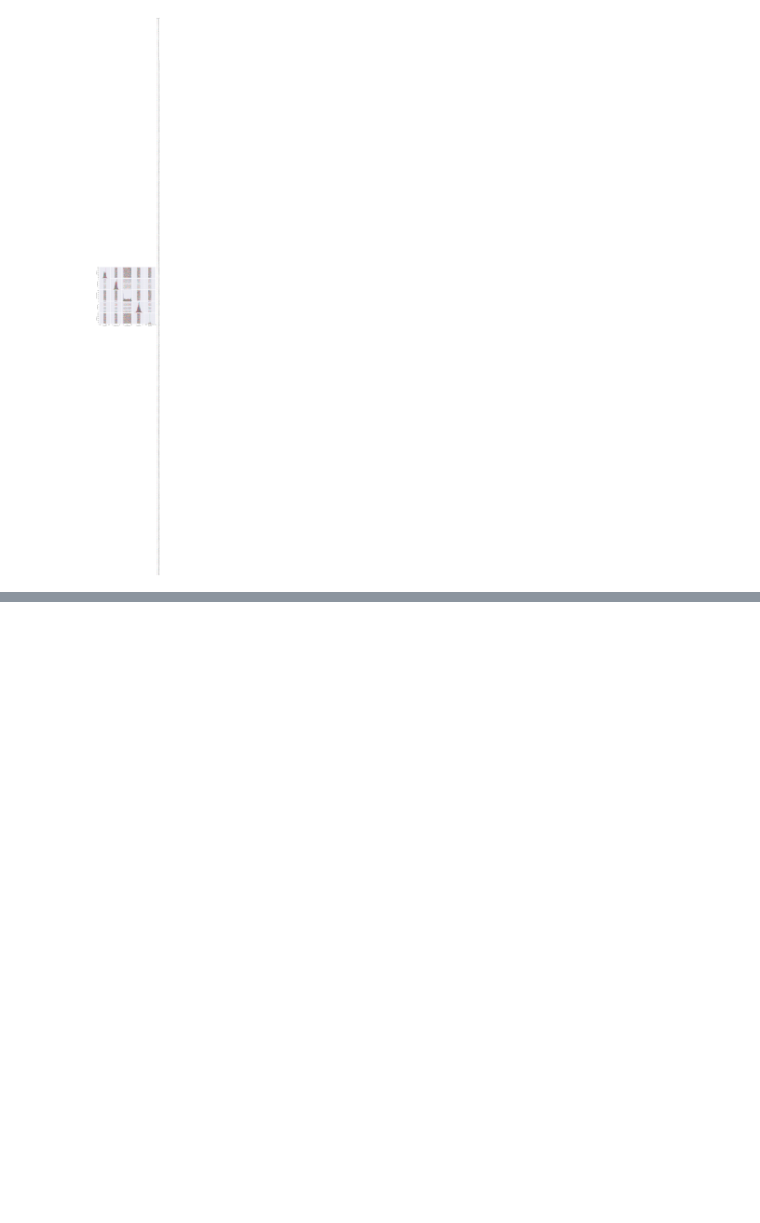
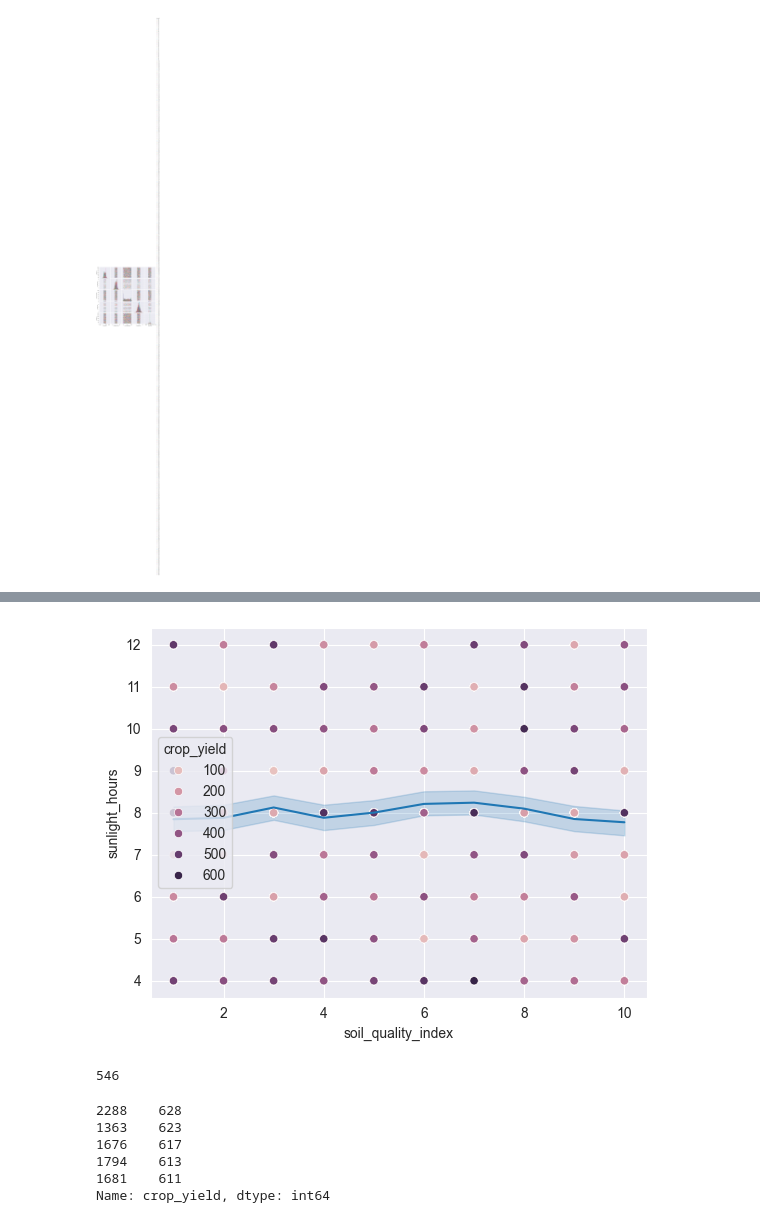
Before and after one commit to S3rg1t0/crop_yield, a Jupyter notebook: view.ipynb, the cells around one changed output, grey strips where cells are left out. Cells and saved outputs as stored; diff of their text form; code cells hidden in the pictures; blank space fills up the shorter version.

```diff
--- a/view.ipynb
+++ b/view.ipynb
@@ -38,3 +38,22 @@ df.corr()
 | sunlight_hours | -0.005250 | 0.002187 | -0.010054 | 1.000000 | 0.016289 | -0.006792 |
 | fertilizer_kg | -0.029317 | 0.007254 | -0.008032 | 0.016289 | 1.000000 | 0.102023 |
 | crop_yield | 0.086339 | 0.043990 | 0.989201 | -0.006792 | 0.102023 | 1.000000 |
+# %%
+sns.lineplot(data=df, x='soil_quality_index', y='sunlight_hours')
+sns.scatterplot(data=df, x='soil_quality_index', y='sunlight_hours', hue='crop_yield')
+plt.show()
+# %% [output]
+[figure, added]
+# %%
+len(df['crop_yield'].unique())
+# %% [output]
+546
+# %%
+df['crop_yield'].sort_values(ascending=False).head()
+# %% [output]
+2288    628
+1363    623
+1676    617
+1794    613
+1681    611
+Name: crop_yield, dtype: int64
```
Also changed, not shown: parts of 1 cell of this notebook.
